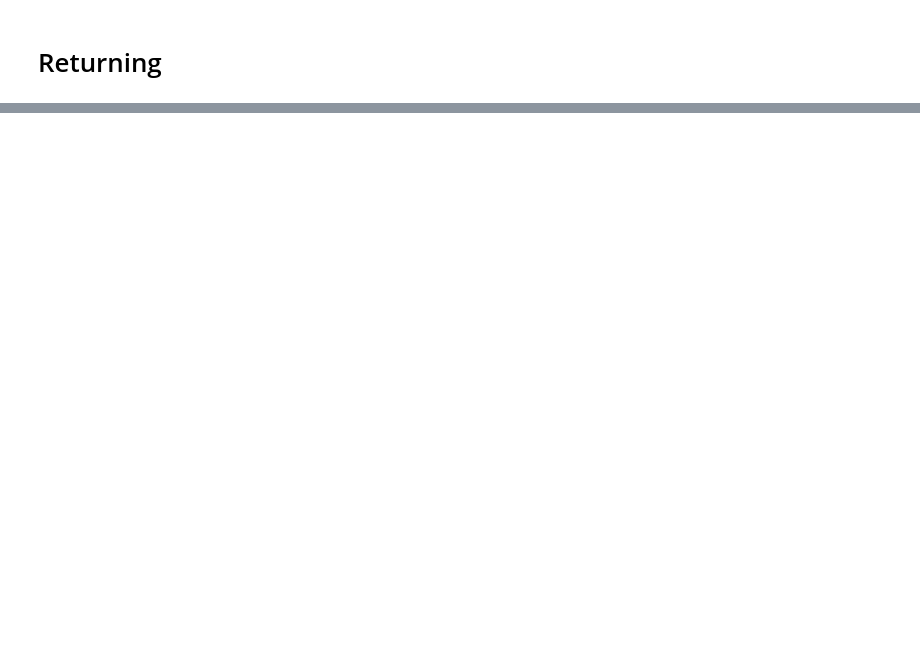
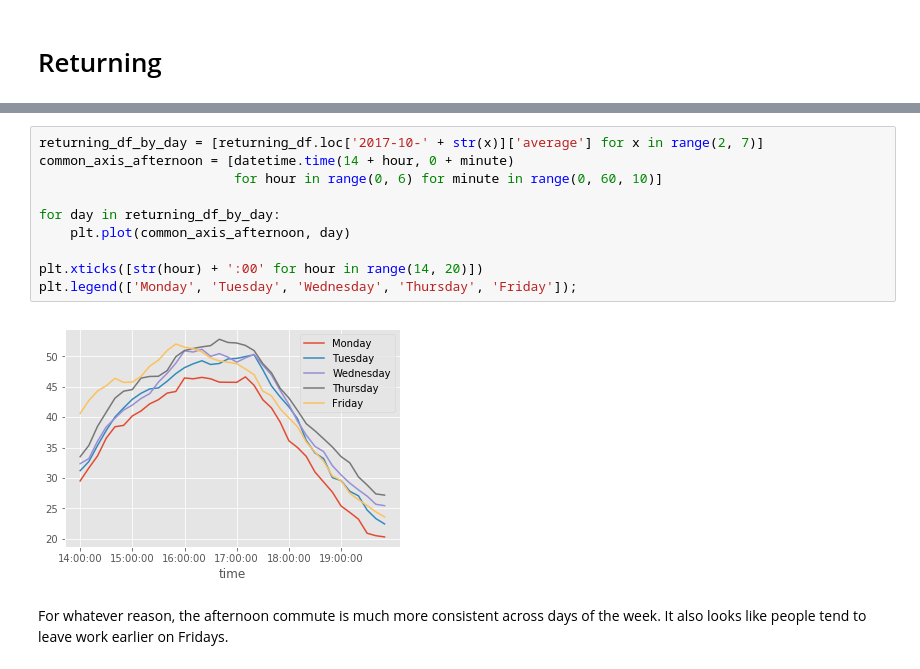
Before and after one commit to cselig/commute_time, a Jupyter notebook: plots.ipynb, the cells around one changed output, grey strips where cells are left out. Drawn from its saved outputs; the diff is of its cells as text; blank space fills up the shorter version.

```diff
--- a/plots.ipynb
+++ b/plots.ipynb
@@ -89,0 +72,14 @@ Travel times are worse in the afternoon, above an average of 40min from 3pm. Tim
+# %%
+returning_df_by_day = [returning_df.loc['2017-10-' + str(x)]['average'] for x in range(2, 7)]
+common_axis_afternoon = [datetime.time(14 + hour, 0 + minute)
+                         for hour in range(0, 6) for minute in range(0, 60, 10)]
+
+for day in returning_df_by_day:
+    plt.plot(common_axis_afternoon, day)
+
+plt.xticks([str(hour) + ':00' for hour in range(14, 20)])
+plt.legend(['Monday', 'Tuesday', 'Wednesday', 'Thursday', 'Friday']);
+# %% [output]
+[figure, added]
+# %% [markdown]
+For whatever reason, the afternoon commute is much more consistent across days of the week. It also looks like people tend to leave work earlier on Fridays.
```
Also changed, not shown: parts of 17 cells of this notebook.
